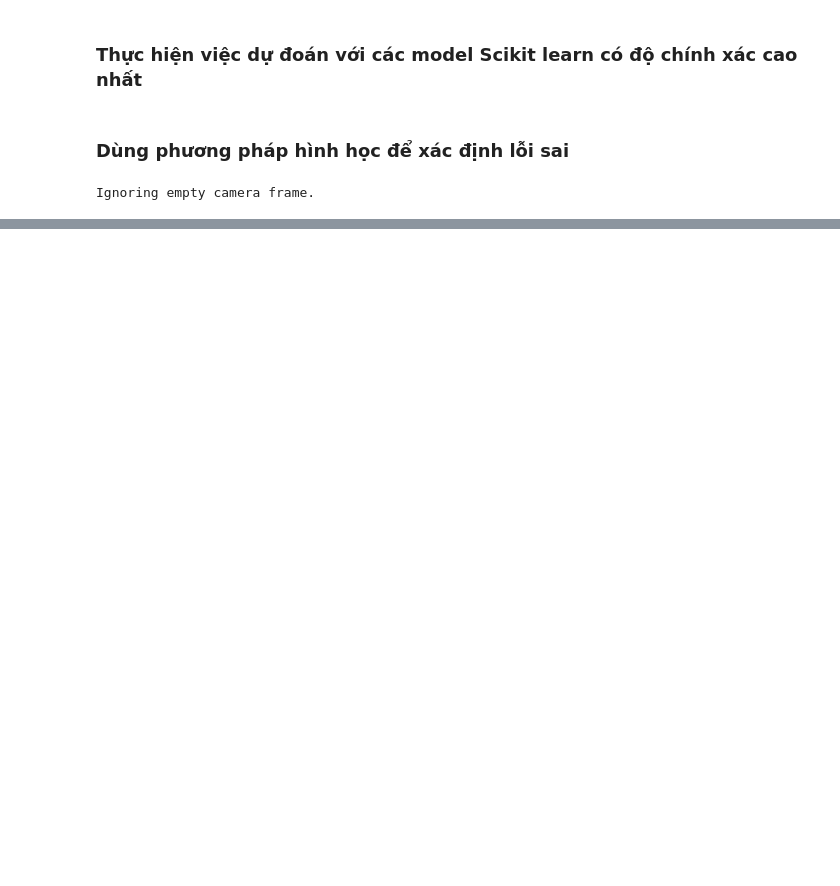
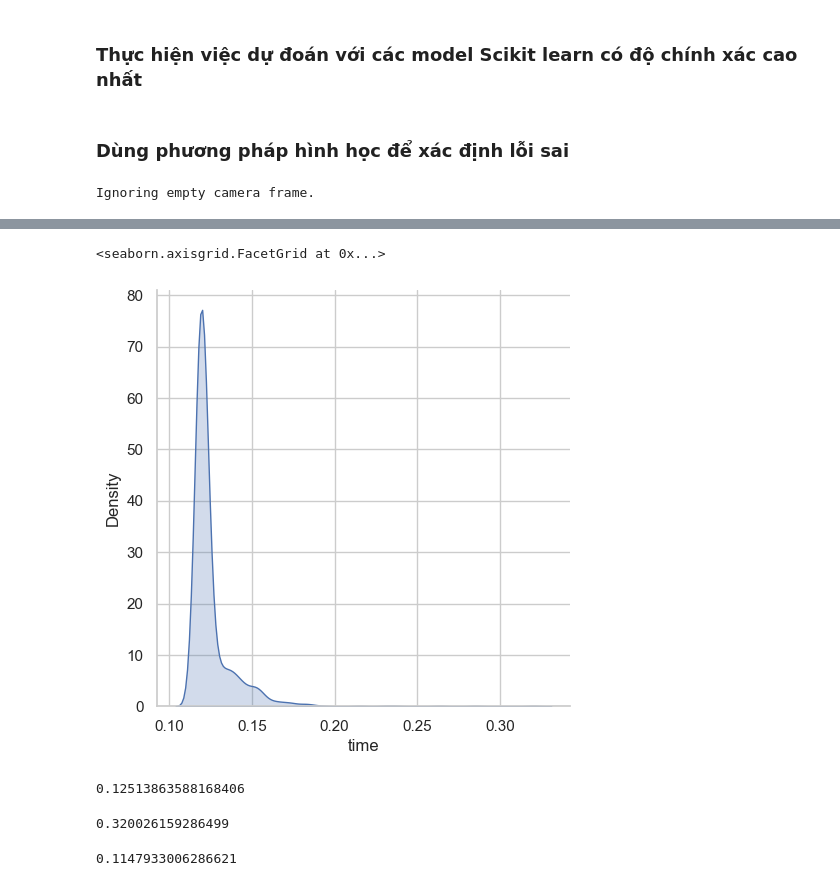
Before and after one commit to tranhuutuan261103/Gym-Exercise-Correction, a Jupyter notebook: trainning/plank_model/detection.ipynb, the cells around one changed output, grey strips where cells are left out. Cells and saved outputs as stored; diff of their text form; code cells hidden in the pictures; blank space fills up the shorter version.

```diff
--- a/trainning/plank_model/detection.ipynb
+++ b/trainning/plank_model/detection.ipynb
@@ -388,2 +400,6 @@ result_frames = plank_detection_offline("5.mp4")
 # %% [output]
 Ignoring empty camera frame.
+# %%
+analyze = pd.read_csv("estimate_time_handler_matrix.csv")
+
+analyze.info()
@@ -389,0 +418,20 @@ Ignoring empty camera frame.
+# %%
+import seaborn as sns
+
+sns.set_theme(style="whitegrid")
+sns.displot(analyze, x="time", kind="kde", fill=True)
+# %% [output]
+<seaborn.axisgrid.FacetGrid at 0x...>
+[figure, added]
+# %%
+analyze["time"].mean()
+# %% [output]
+0.12513863588168406
+# %%
+analyze["time"].max()
+# %% [output]
+0.320026159286499
+# %%
+analyze["time"].min()
+# %% [output]
+0.1147933006286621
```
Also changed, not shown: parts of 6 cells of this notebook, 3 other files.
